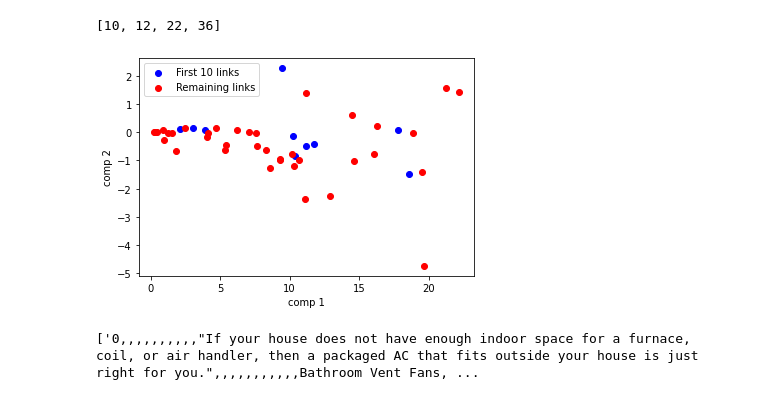
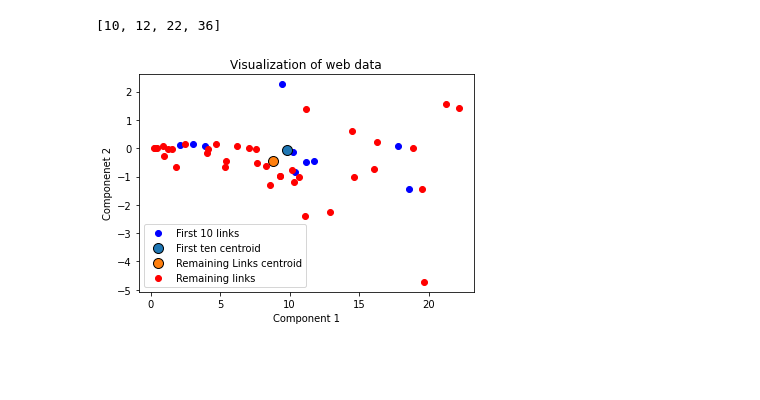
Before and after one commit to RhodesKeegan/DirectSupplyProject, a Jupyter notebook: NoteBook/EDA for Project.ipynb, the cells around one changed output. Drawn from its saved outputs; the diff is of its cells as text; code cells hidden in the pictures; blank space fills up the shorter version.

```diff
--- a/NoteBook/EDA for Project.ipynb
+++ b/NoteBook/EDA for Project.ipynb
@@ -107,11 +108,22 @@ new_decomp_x = np.delete(decomp[10:,0], indexes)
 new_decomp_y = np.delete(decomp[10:,1], indexes)
 # %% [output]
 [10, 12, 22, 36]
+# %%
+first_ten_x = decomp[:10,0].sum()/len(decomp[:10,0])
+
+first_ten_y = decomp[:10,1].sum()/len(decomp[:10,1])
+
+
+remaining_x = new_decomp_x.sum()/len(new_decomp_x)
+remaining_y = new_decomp_y.sum()/len(new_decomp_y)
 # %%
 plt.scatter(decomp[:10,0], decomp[:10,1], color='blue', label='First 10 links')
+plt.scatter(first_ten_x, first_ten_y, label='First ten centroid', s=100, edgecolor='k')
+plt.scatter(remaining_x, remaining_y, label='Remaining Links centroid', s=100, edgecolor='k')
 plt.scatter(new_decomp_x, new_decomp_y, color='red', label='Remaining links')
 plt.legend()
-plt.xlabel('comp 1')
-plt.ylabel('comp 2');
+plt.xlabel('Component 1')
+plt.ylabel('Componenet 2')
+plt.title('Visualization of web data');
 # %% [output]
-[figure, old version]
+[figure, new version]
@@ -146,4 +129,0 @@ with open(jsonl_fp, 'w') as fp:
-# %%
-print(raw_text)
-# %% [output]
-['0,,,,,,,,,,"If your house does not have enough indoor space for a furnace, coil, or air handler, then a packaged AC that fits outside your house is just right for you.",,,,,,,,,,,Bathroom Vent Fans, ...
```
Also changed, not shown: parts of 6 cells of this notebook, 1 other file.
